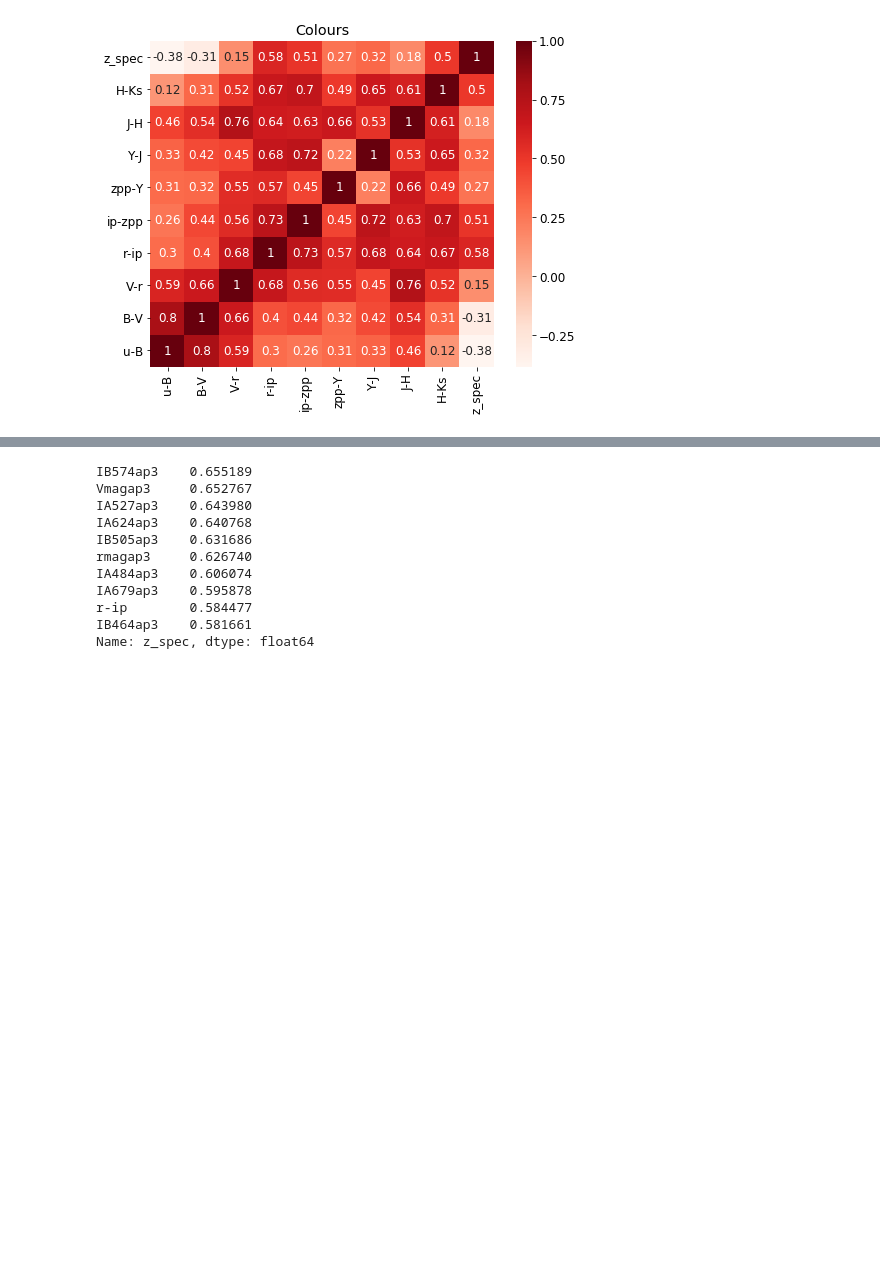
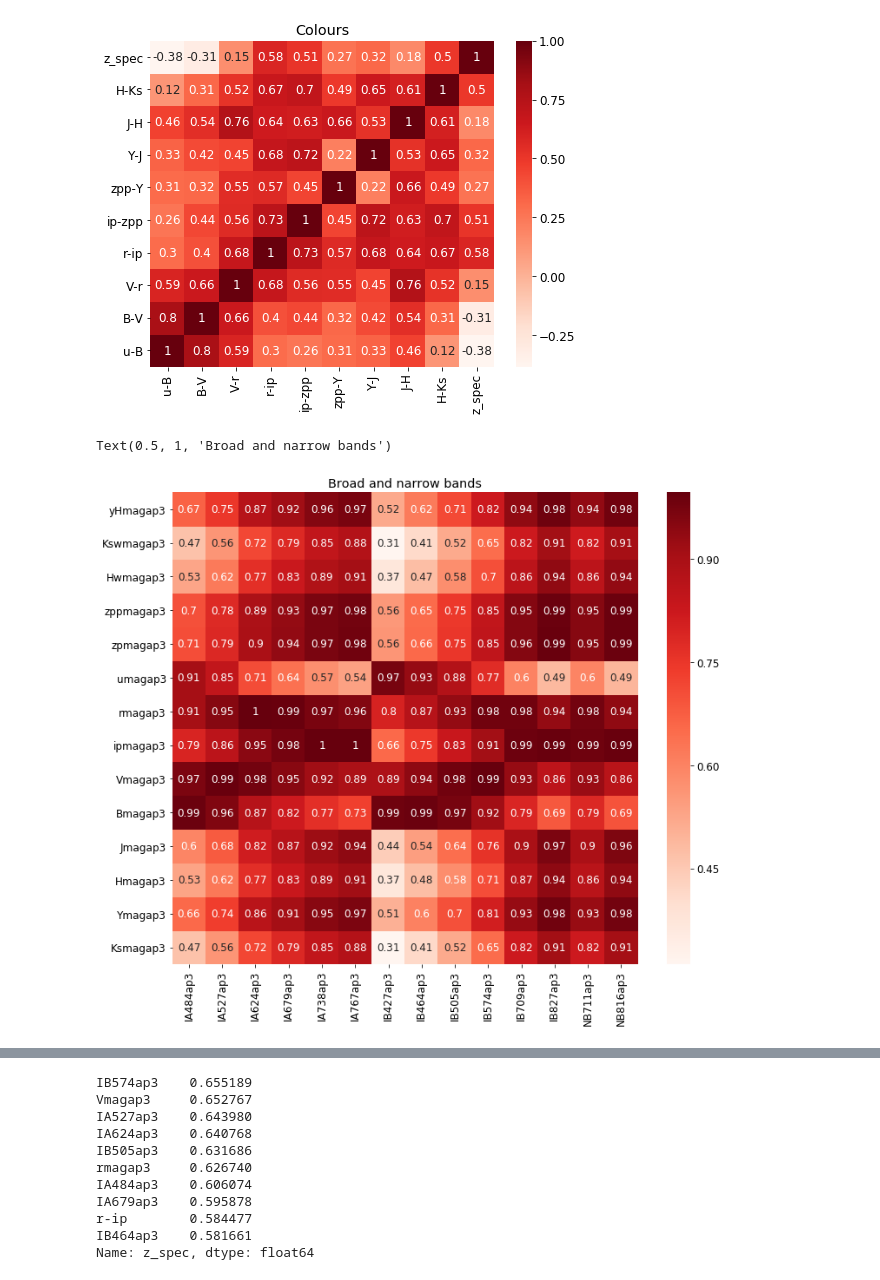
Before and after one commit to ShrRa/COSMOS_SOM, a Jupyter notebook: Vis-UV-IR/FeatureSelection.ipynb, the cells around one changed output, grey strips where cells are left out. Drawn from its saved outputs; the diff is of its cells as text; code cells hidden in the pictures; blank space fills up the shorter version.

```diff
--- a/Vis-UV-IR/FeatureSelection.ipynb
+++ b/Vis-UV-IR/FeatureSelection.ipynb
@@ -54,3 +67,13 @@ ax.set_title('Colours')
 # %% [output]
 Text(0.5, 1, 'Colours')
 [figure]
+# %%
+fig,ax=plt.subplots(1,1,figsize=(12,10))
+catWork=cat[magsBroad+magsNarrow+[zspeccolumn]]
+cor = catWork.corr()
+ax=sns.heatmap(cor.loc[magsBroad,magsNarrow], annot=True, cmap=plt.cm.Reds)
+ax.set_ylim([0,len(magsBroad)])
+ax.set_title('Broad and narrow bands')
+# %% [output]
+Text(0.5, 1, 'Broad and narrow bands')
+[figure, added]
```
Also changed, not shown: parts of 5 cells of this notebook, 6 other files.
